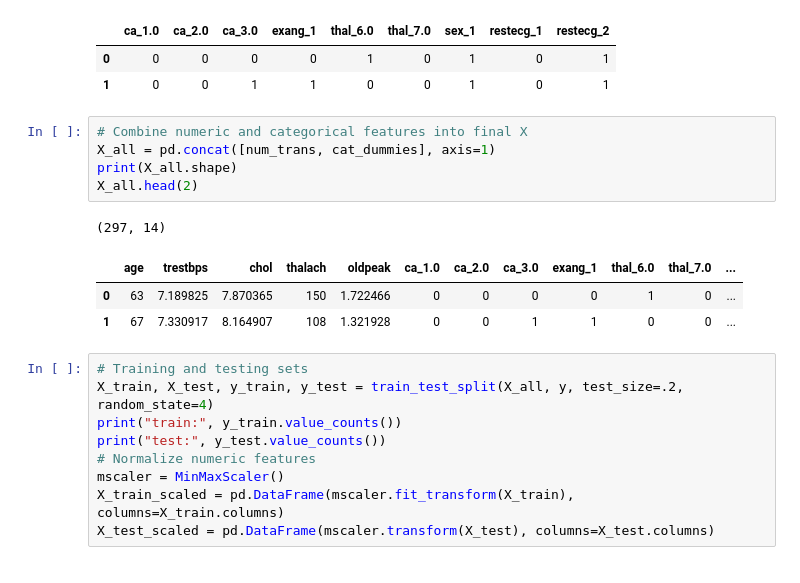
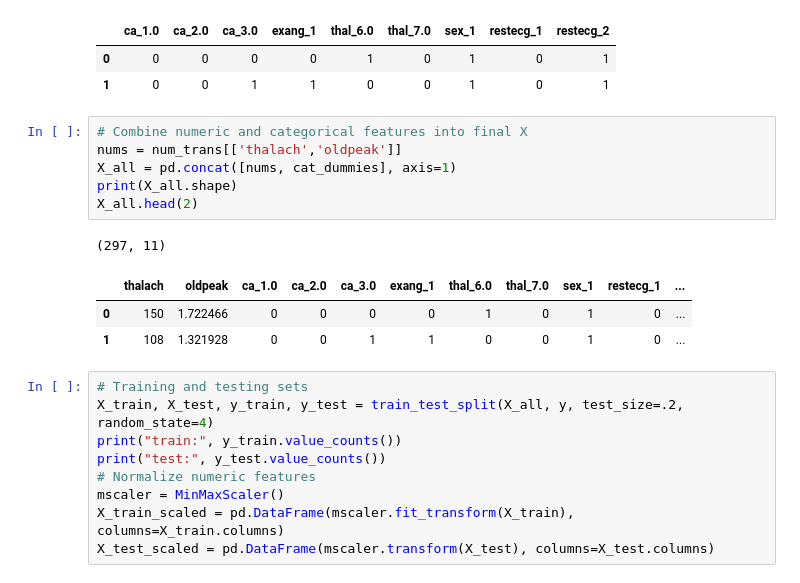
Before and after one commit to moscmh/heartdisease_by_logisticregression, a Jupyter notebook: heart.ipynb, the cells around one changed output. Cells and saved outputs as stored; diff of their text form.

```diff
--- a/heart.ipynb
+++ b/heart.ipynb
@@ -290,14 +290,15 @@ cat_dummies.head(2)
 | 1 | 0 | 0 | 1 | 1 | 0 | 0 | 1 | 0 | 1 |
 # %%
 # Combine numeric and categorical features into final X
-X_all = pd.concat([num_trans, cat_dummies], axis=1)
+nums = num_trans[['thalach','oldpeak']]
+X_all = pd.concat([nums, cat_dummies], axis=1)
 print(X_all.shape)
 X_all.head(2)
 # %% [output]
-(297, 14)
+(297, 11)
-|  | age | trestbps | chol | thalach | oldpeak | ca_1.0 | ca_2.0 | ca_3.0 | exang_1 | thal_6.0 | thal_7.0 | ... |
-| 0 | 63 | 7.189825 | 7.870365 | 150 | 1.722466 | 0 | 0 | 0 | 0 | 1 | 0 | ... |
-| 1 | 67 | 7.330917 | 8.164907 | 108 | 1.321928 | 0 | 0 | 1 | 1 | 0 | 0 | ... |
+|  | thalach | oldpeak | ca_1.0 | ca_2.0 | ca_3.0 | exang_1 | thal_6.0 | thal_7.0 | sex_1 | restecg_1 | ... |
+| 0 | 150 | 1.722466 | 0 | 0 | 0 | 0 | 1 | 0 | 1 | 0 | ... |
+| 1 | 108 | 1.321928 | 0 | 0 | 1 | 1 | 0 | 0 | 1 | 0 | ... |
 # %%
 # Training and testing sets
 X_train, X_test, y_train, y_test = train_test_split(X_all, y, test_size=.2, random_state=4)
```
Also changed, not shown: parts of 4 cells of this notebook.
